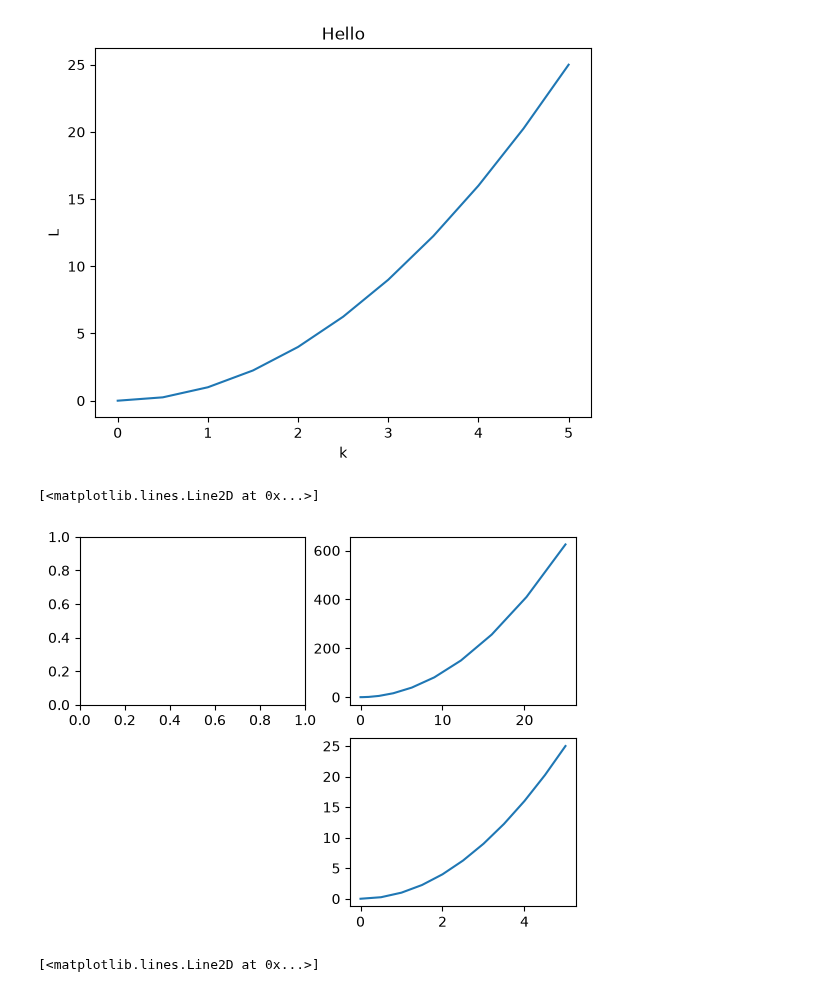
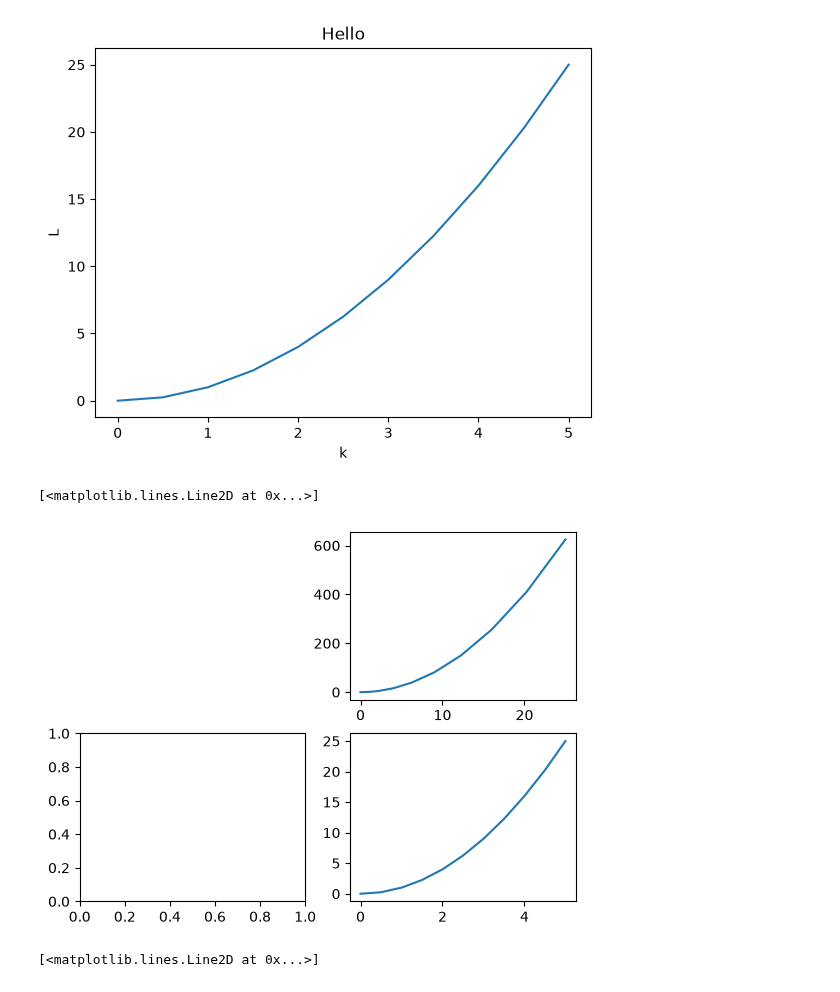
Before and after one commit to deawree/Data-Visualization, a Jupyter notebook: Data_Visualization.ipynb, the cells around one changed output. Drawn from its saved outputs; the diff is of its cells as text; code cells hidden in the pictures.

```diff
--- a/Data_Visualization.ipynb
+++ b/Data_Visualization.ipynb
@@ -19,14 +19,14 @@ plt.ylabel("L")
 Text(0, 0.5, 'L')
 [figure]
 # %%
-plt.subplot(2,2,1)
+plt.subplot(2,2,3)
 plt.subplot(2,2,4)
 plt.plot(x,y)
 plt.subplot(2,2,2)
 plt.plot(x**2,y**2)
 # %% [output]
 [<matplotlib.lines.Line2D at 0x...>]
-[figure, old version]
+[figure, new version]
 # %%
 fig=plt.figure()
 axis1=fig.add_axes([0.1,0.1,0.4,0.8])
```
Also changed, not shown: parts of 4 cells of this notebook, 1 other file.
